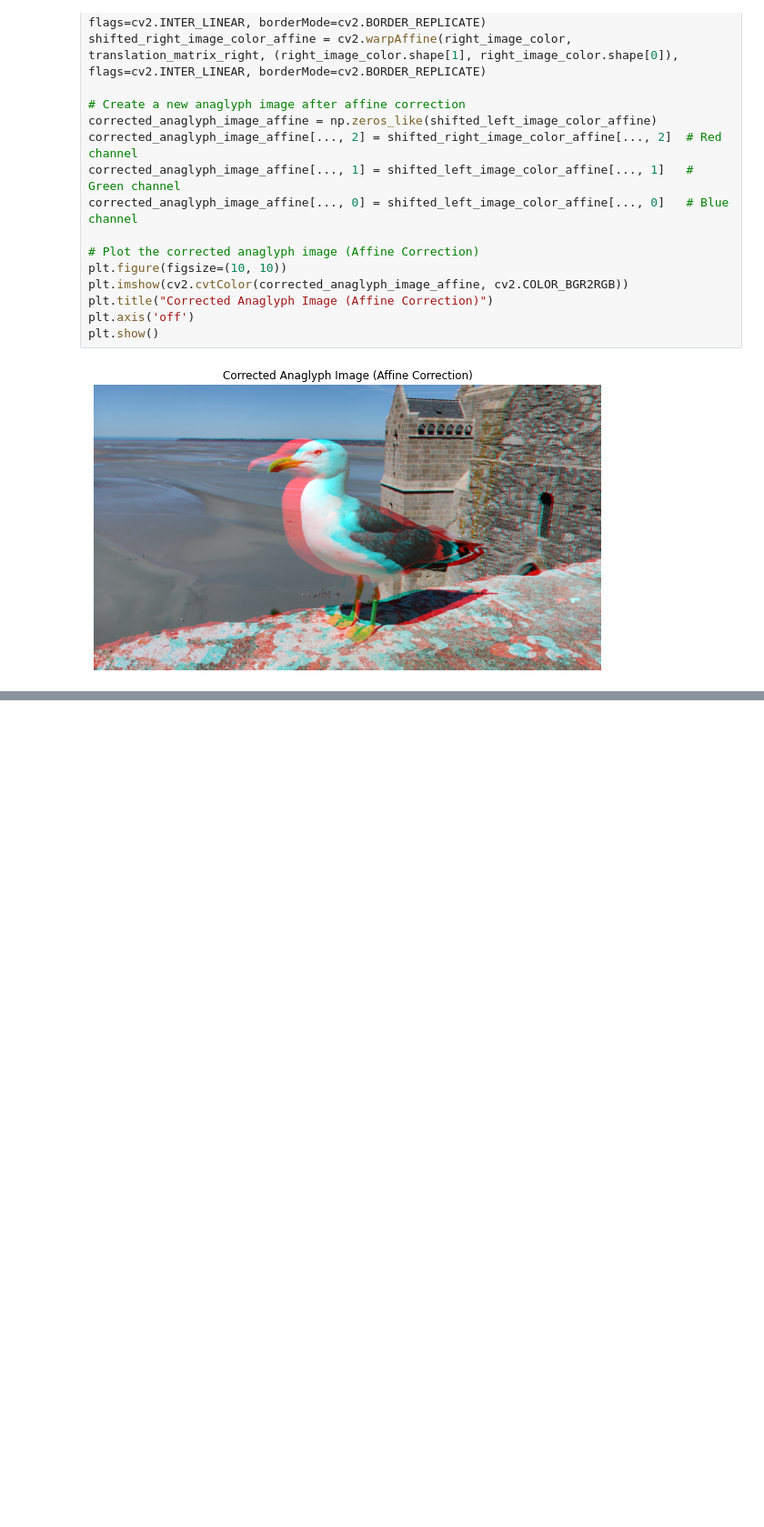
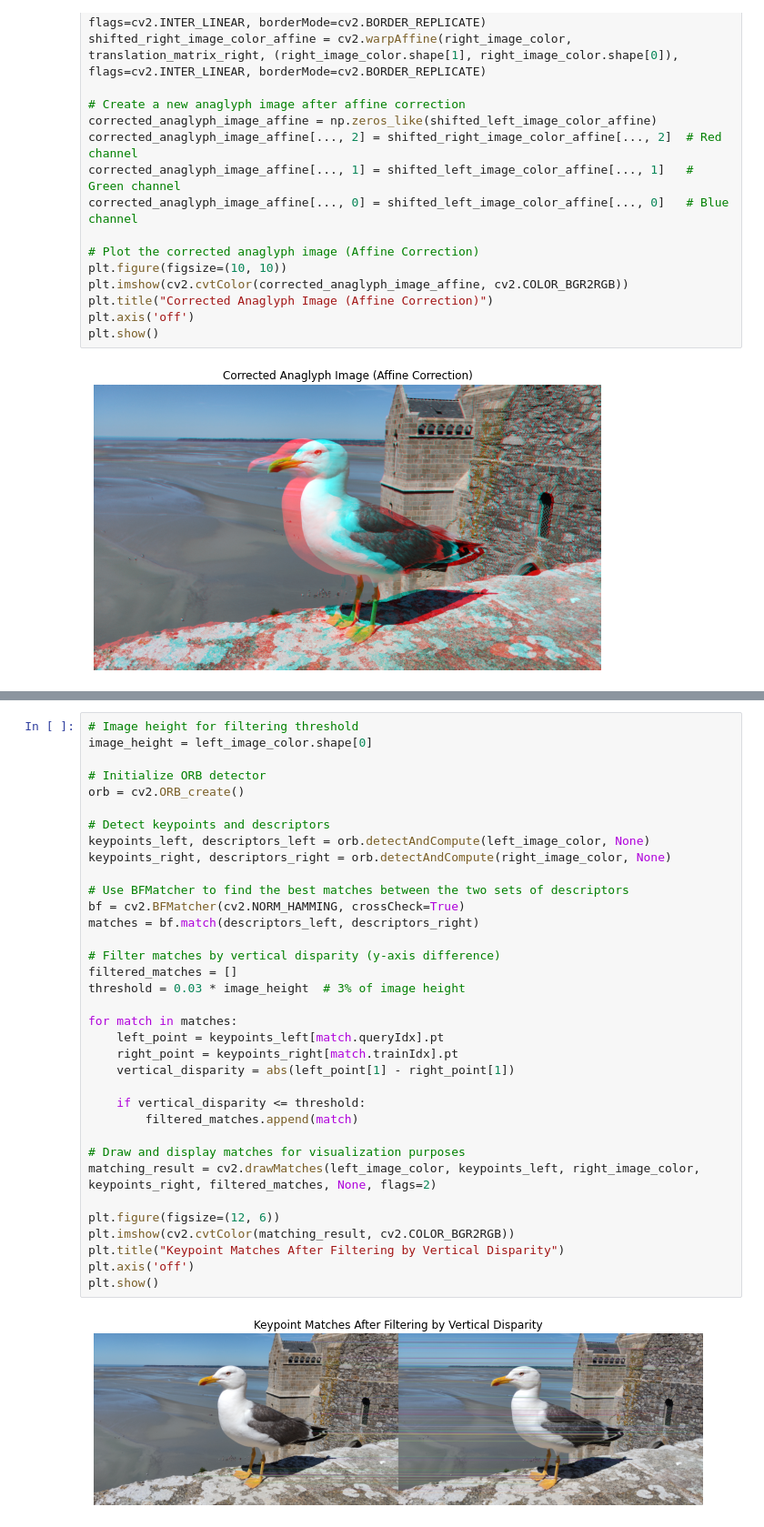
Before and after one commit to dfattal/dfattal.github.io, a Jupyter notebook: CV/correctDisp.ipynb, the cells around one changed output, grey strips where cells are left out. Shown at 91% size. Drawn from its saved outputs; the diff is of its cells as text; blank space fills up the shorter version.

```diff
--- a/CV/correctDisp.ipynb
+++ b/CV/correctDisp.ipynb
@@ -175,0 +68,37 @@ cv2.imwrite('output/albedo_1_Rect.jpg', rectified_right_image_color)
+# %%
+# Image height for filtering threshold
+image_height = left_image_color.shape[0]
+
+# Initialize ORB detector
+orb = cv2.ORB_create()
+
+# Detect keypoints and descriptors
+keypoints_left, descriptors_left = orb.detectAndCompute(left_image_color, None)
+keypoints_right, descriptors_right = orb.detectAndCompute(right_image_color, None)
+
+# Use BFMatcher to find the best matches between the two sets of descriptors
+bf = cv2.BFMatcher(cv2.NORM_HAMMING, crossCheck=True)
+matches = bf.match(descriptors_left, descriptors_right)
+
+# Filter matches by vertical disparity (y-axis difference)
+filtered_matches = []
+threshold = 0.03 * image_height  # 3% of image height
+
+for match in matches:
+    left_point = keypoints_left[match.queryIdx].pt
+    right_point = keypoints_right[match.trainIdx].pt
+    vertical_disparity = abs(left_point[1] - right_point[1])
+
+    if vertical_disparity <= threshold:
+        filtered_matches.append(match)
+
+# Draw and display matches for visualization purposes
+matching_result = cv2.drawMatches(left_image_color, keypoints_left, right_image_color, keypoints_right, filtered_matches, None, flags=2)
+
+plt.figure(figsize=(12, 6))
+plt.imshow(cv2.cvtColor(matching_result, cv2.COLOR_BGR2RGB))
+plt.title("Keypoint Matches After Filtering by Vertical Disparity")
+plt.axis('off')
+plt.show()
+# %% [output]
+[figure, added]
```
Also changed, not shown: parts of 11 cells of this notebook, 4 other files.
